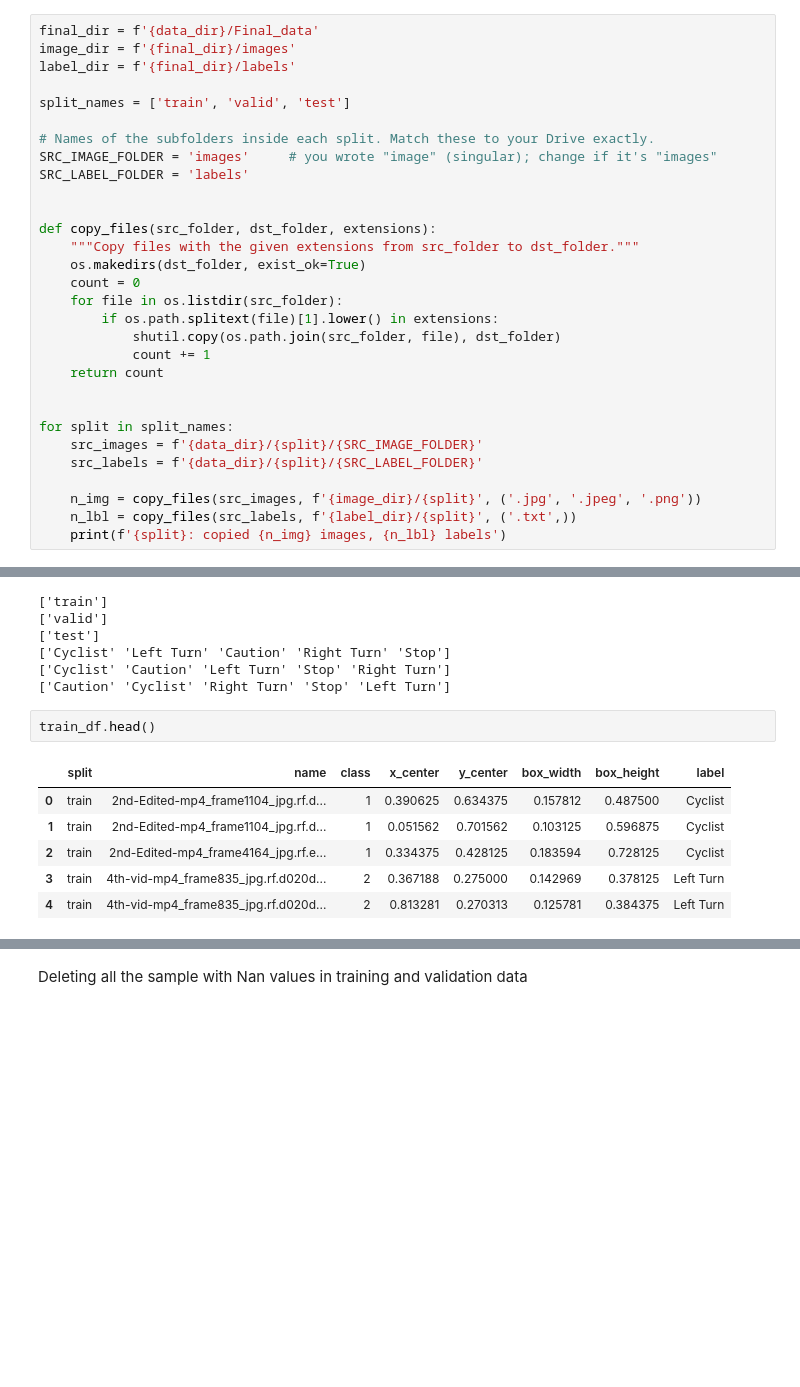
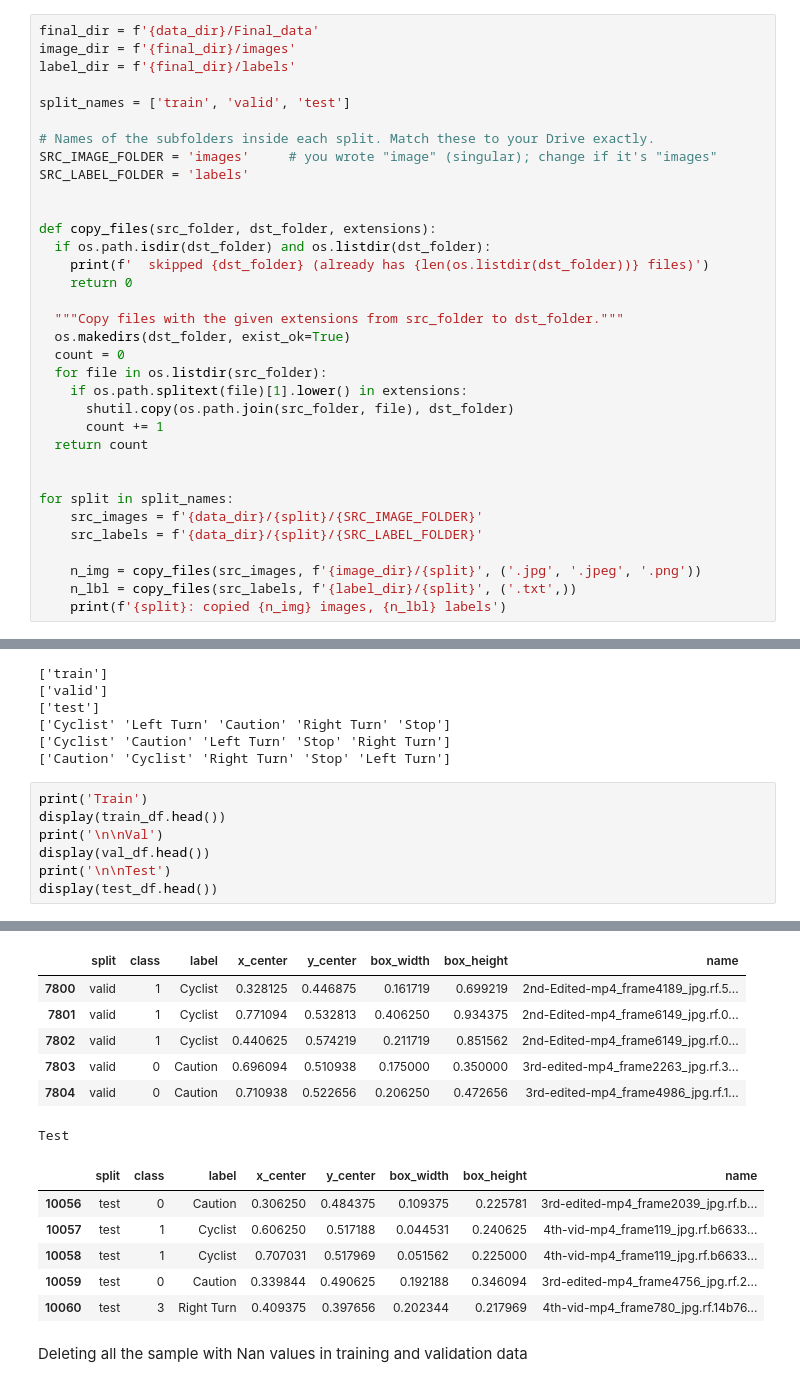
Before and after one commit to RileySchina/Computer-Vision-Project-Hyperparameter, a Jupyter notebook: ComputerVisionProject.ipynb, the cells around one changed output, grey strips where cells are left out. Saved outputs shown, nothing was run; the diff lists cells and outputs as text; blank space fills up the shorter version.

```diff
--- a/ComputerVisionProject.ipynb
+++ b/ComputerVisionProject.ipynb
@@ -129,14 +134,18 @@ SRC_LABEL_FOLDER = 'labels'
 
 
 def copy_files(src_folder, dst_folder, extensions):
-    """Copy files with the given extensions from src_folder to dst_folder."""
-    os.makedirs(dst_folder, exist_ok=True)
-    count = 0
-    for file in os.listdir(src_folder):
-        if os.path.splitext(file)[1].lower() in extensions:
-            shutil.copy(os.path.join(src_folder, file), dst_folder)
-            count += 1
-    return count
+  if os.path.isdir(dst_folder) and os.listdir(dst_folder):
+    print(f'  skipped {dst_folder} (already has {len(os.listdir(dst_folder))} files)')
+    return 0
+
+  """Copy files with the given extensions from src_folder to dst_folder."""
+  os.makedirs(dst_folder, exist_ok=True)
+  count = 0
+  for file in os.listdir(src_folder):
+    if os.path.splitext(file)[1].lower() in extensions:
+      shutil.copy(os.path.join(src_folder, file), dst_folder)
+      count += 1
+  return count
 
 
 for split in split_names:
@@ -372,12 +386,11 @@ print(test_df['label'].unique())
 ['Cyclist' 'Left Turn' 'Caution' 'Right Turn' 'Stop']
 ['Cyclist' 'Caution' 'Left Turn' 'Stop' 'Right Turn']
 ['Caution' 'Cyclist' 'Right Turn' 'Stop' 'Left Turn']
-# %%
-train_df.head()
-# %% [output]
-|  | split | name | class | x_center | y_center | box_width | box_height | label |
-| 0 | train | 2nd-Edited-mp4_frame1104_jpg.rf.d... | 1 | 0.390625 | 0.634375 | 0.157812 | 0.487500 | Cyclist |
-| 1 | train | 2nd-Edited-mp4_frame1104_jpg.rf.d... | 1 | 0.051562 | 0.701562 | 0.103125 | 0.596875 | Cyclist |
-| 2 | train | 2nd-Edited-mp4_frame4164_jpg.rf.e... | 1 | 0.334375 | 0.428125 | 0.183594 | 0.728125 | Cyclist |
-| 3 | train | 4th-vid-mp4_frame835_jpg.rf.d020d... | 2 | 0.367188 | 0.275000 | 0.142969 | 0.378125 | Left Turn |
-| 4 | train | 4th-vid-mp4_frame835_jpg.rf.d020d... | 2 | 0.813281 | 0.270313 | 0.125781 | 0.384375 | Left Turn |
+# %%
+print('Train')
+display(train_df.head())
+print('\n\nVal')
+display(val_df.head())
+print('\n\nTest')
+display(test_df.head())
+# %% [output]
@@ -384,3 +405,16 @@ train_df.head()
+|  | split | class | label | x_center | y_center | box_width | box_height | name |
+| 7800 | valid | 1 | Cyclist | 0.328125 | 0.446875 | 0.161719 | 0.699219 | 2nd-Edited-mp4_frame4189_jpg.rf.5... |
+| 7801 | valid | 1 | Cyclist | 0.771094 | 0.532813 | 0.406250 | 0.934375 | 2nd-Edited-mp4_frame6149_jpg.rf.0... |
+| 7802 | valid | 1 | Cyclist | 0.440625 | 0.574219 | 0.211719 | 0.851562 | 2nd-Edited-mp4_frame6149_jpg.rf.0... |
+| 7803 | valid | 0 | Caution | 0.696094 | 0.510938 | 0.175000 | 0.350000 | 3rd-edited-mp4_frame2263_jpg.rf.3... |
+| 7804 | valid | 0 | Caution | 0.710938 | 0.522656 | 0.206250 | 0.472656 | 3rd-edited-mp4_frame4986_jpg.rf.1... |
+Test
+|  | split | class | label | x_center | y_center | box_width | box_height | name |
+| 10056 | test | 0 | Caution | 0.306250 | 0.484375 | 0.109375 | 0.225781 | 3rd-edited-mp4_frame2039_jpg.rf.b... |
+| 10057 | test | 1 | Cyclist | 0.606250 | 0.517188 | 0.044531 | 0.240625 | 4th-vid-mp4_frame119_jpg.rf.b6633... |
+| 10058 | test | 1 | Cyclist | 0.707031 | 0.517969 | 0.051562 | 0.225000 | 4th-vid-mp4_frame119_jpg.rf.b6633... |
+| 10059 | test | 0 | Caution | 0.339844 | 0.490625 | 0.192188 | 0.346094 | 3rd-edited-mp4_frame4756_jpg.rf.2... |
+| 10060 | test | 3 | Right Turn | 0.409375 | 0.397656 | 0.202344 | 0.217969 | 4th-vid-mp4_frame780_jpg.rf.14b76... |
 # %% [markdown]
 Deleting all the sample with Nan values in training and validation data
 # %%
```
Also changed, not shown: parts of 13 cells of this notebook.
